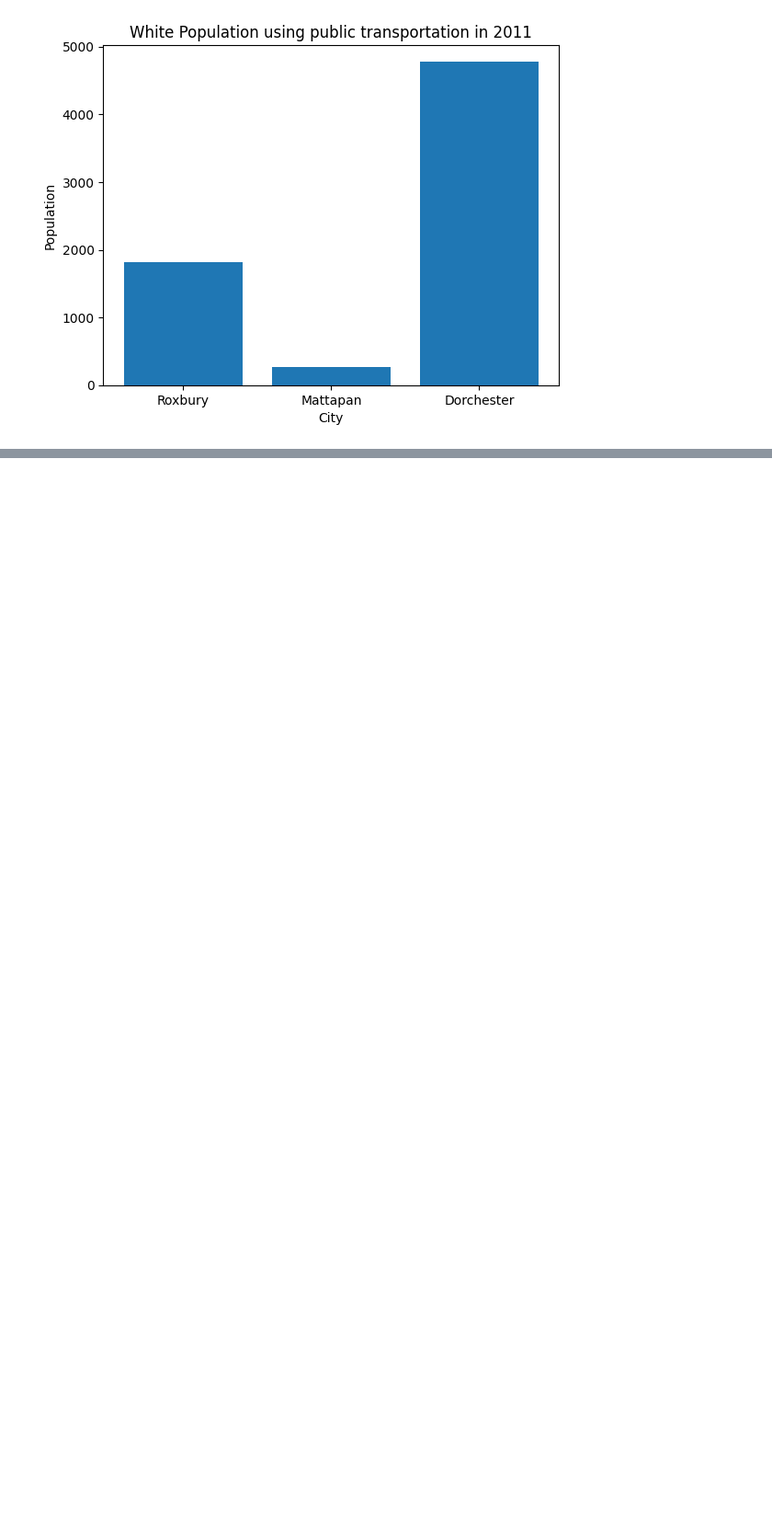
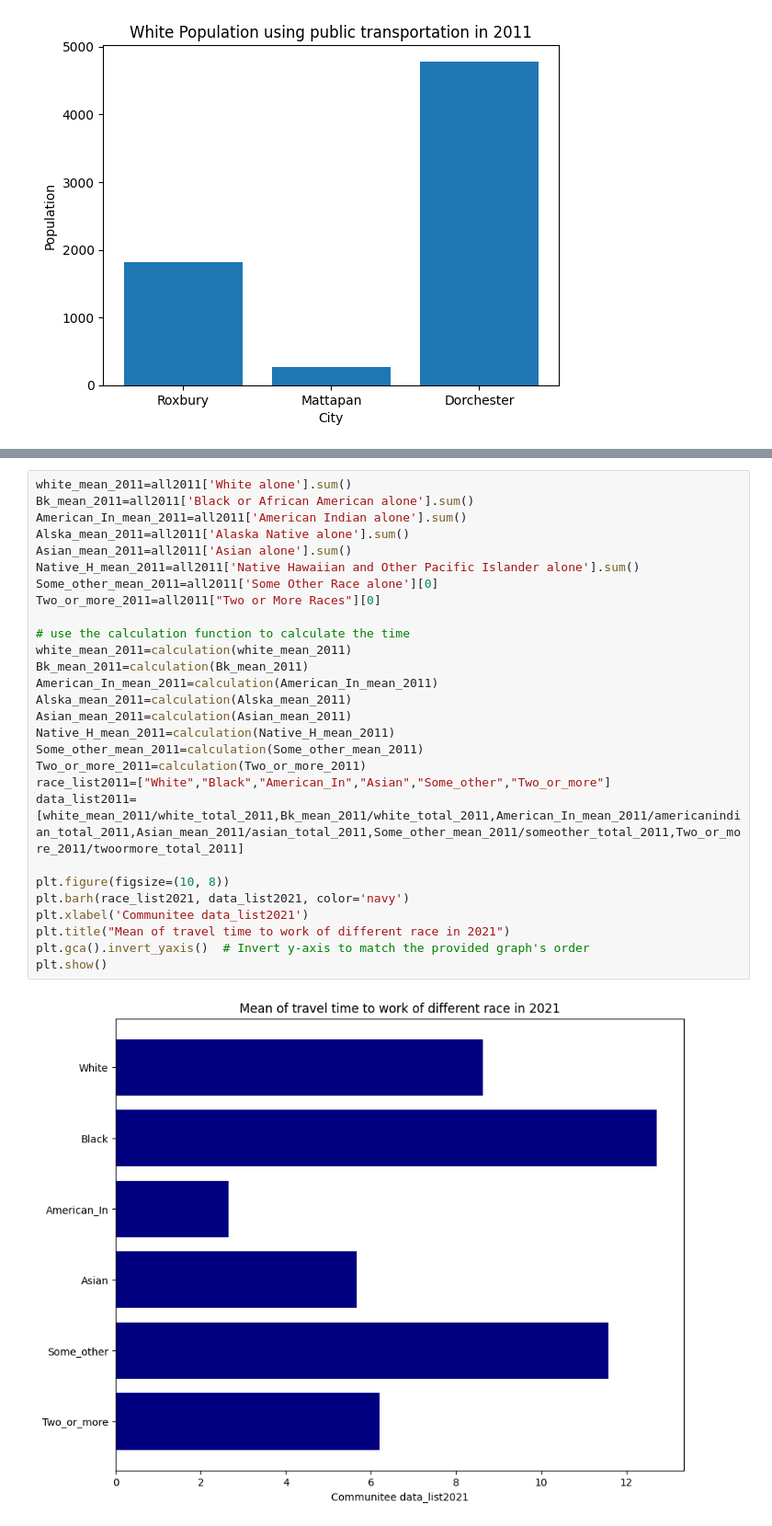
Before and after one commit to BU-Spark/ds-livable-streets-bus-equity, a Jupyter notebook: fa23-team/Xiang_li_Lationx_analysis.ipynb, the cells around one changed output, grey strips where cells are left out. Shown: that part at 92% size. Cells and saved outputs as stored; diff of their text form; blank space fills up the shorter version.

```diff
--- a/fa23-team/Xiang_li_Lationx_analysis.ipynb
+++ b/fa23-team/Xiang_li_Lationx_analysis.ipynb
@@ -386,0 +988,30 @@ plt.show()
+# %%
+white_mean_2011=all2011['White alone'].sum()
+Bk_mean_2011=all2011['Black or African American alone'].sum()
+American_In_mean_2011=all2011['American Indian alone'].sum()
+Alska_mean_2011=all2011['Alaska Native alone'].sum()
+Asian_mean_2011=all2011['Asian alone'].sum()
+Native_H_mean_2011=all2011['Native Hawaiian and Other Pacific Islander alone'].sum()
+Some_other_mean_2011=all2011['Some Other Race alone'][0]
+Two_or_more_2011=all2011["Two or More Races"][0]
+
+# use the calculation function to calculate the time
+white_mean_2011=calculation(white_mean_2011)
+Bk_mean_2011=calculation(Bk_mean_2011)
+American_In_mean_2011=calculation(American_In_mean_2011)
+Alska_mean_2011=calculation(Alska_mean_2011)
+Asian_mean_2011=calculation(Asian_mean_2011)
+Native_H_mean_2011=calculation(Native_H_mean_2011)
+Some_other_mean_2011=calculation(Some_other_mean_2011)
+Two_or_more_2011=calculation(Two_or_more_2011)
+race_list2011=["White","Black","American_In","Asian","Some_other","Two_or_more"]
+data_list2011=[white_mean_2011/white_total_2011,Bk_mean_2011/white_total_2011,American_In_mean_2011/americanindian_total_2011,Asian_mean_2011/asian_total_2011,Some_other_mean_2011/someother_total_2011,Two_or_more_2011/twoormore_total_2011]
+
+plt.figure(figsize=(10, 8))
+plt.barh(race_list2021, data_list2021, color='navy')
+plt.xlabel('Communitee data_list2021')
+plt.title("Mean of travel time to work of different race in 2021")
+plt.gca().invert_yaxis()  # Invert y-axis to match the provided graph's order
+plt.show()
+# %% [output]
+[figure, added]
```
Also changed, not shown: parts of 18 cells of this notebook.
